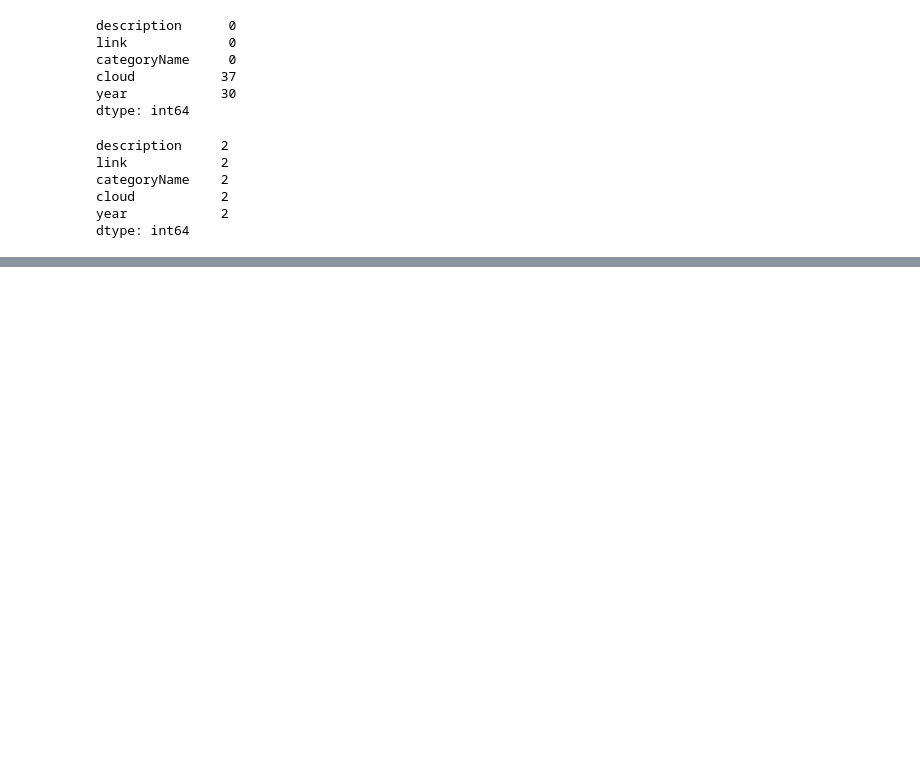
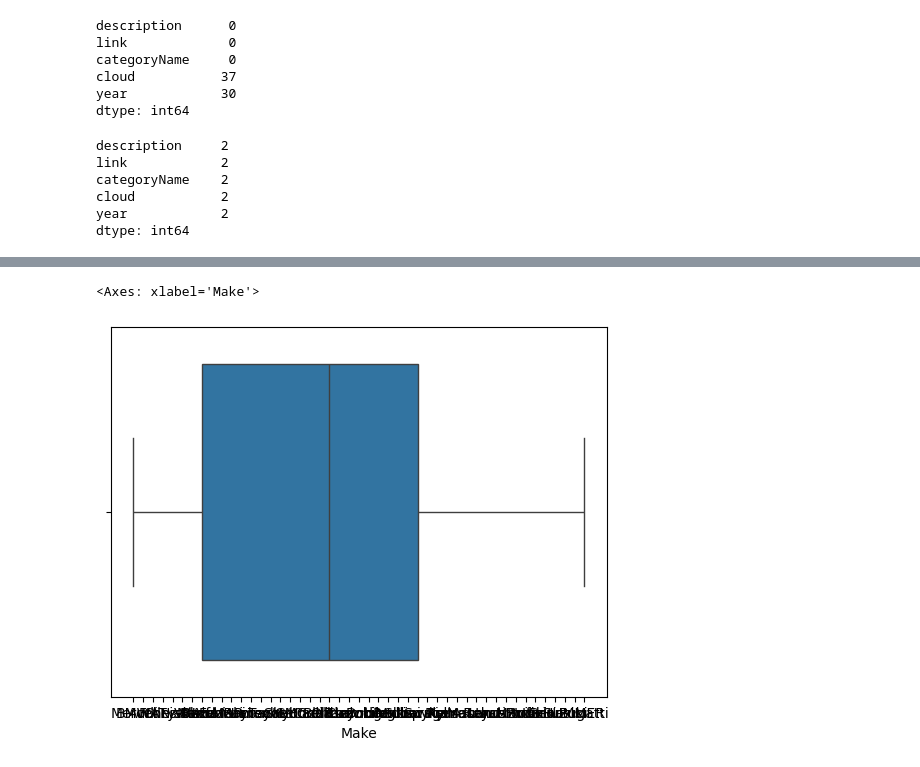
Before and after one commit to ESET0104/Basic_training, a Jupyter notebook: Basics_of_python/day-5/EDA.ipynb, the cells around one changed output, grey strips where cells are left out. Cells and saved outputs as stored; diff of their text form; code cells hidden in the pictures; blank space fills up the shorter version.

```diff
--- a/Basics_of_python/day-5/EDA.ipynb
+++ b/Basics_of_python/day-5/EDA.ipynb
@@ -134,0 +237,5 @@ dtype: int64
+# %%
+sns.boxplot(x=df2['Make'])
+# %% [output]
+<Axes: xlabel='Make'>
+[figure, added]
```
Also changed, not shown: parts of 15 cells of this notebook, 2 other files.
